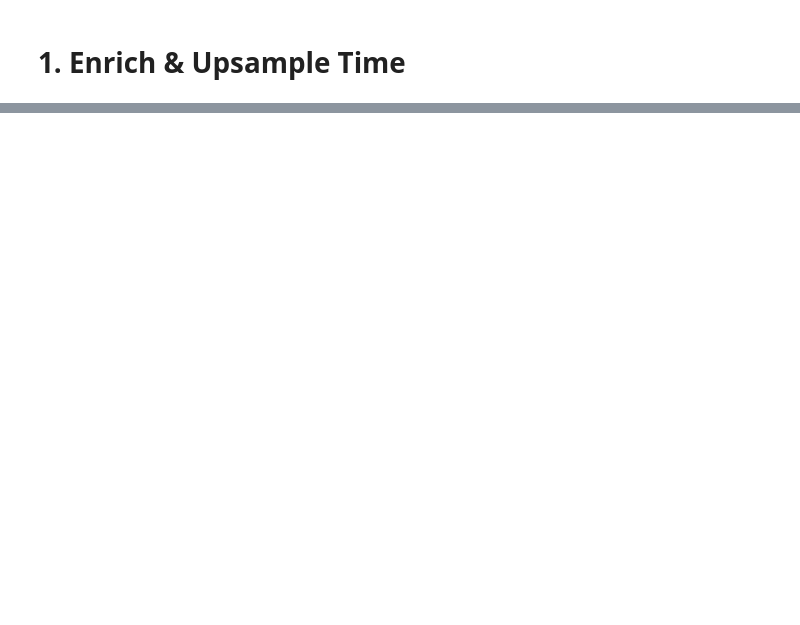
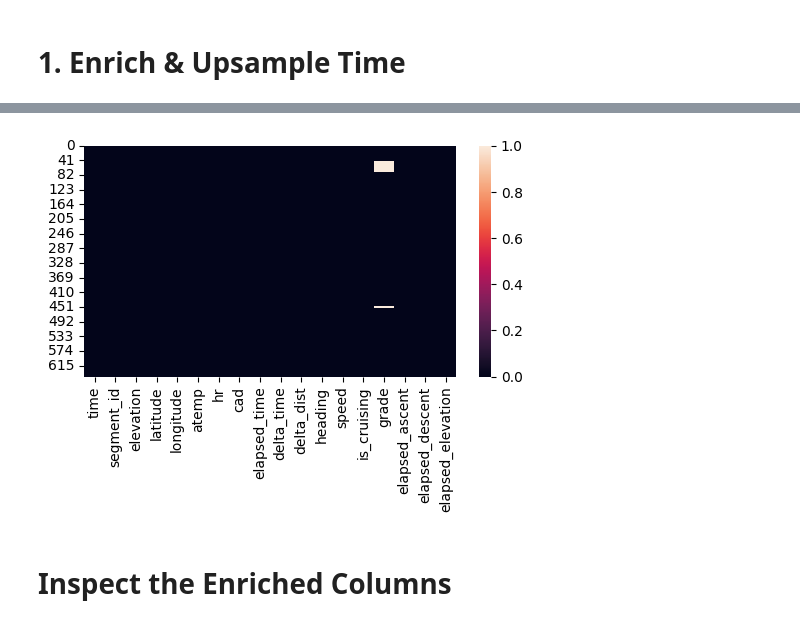
Before and after one commit to ericbauer55/bike-fitness-tracking, a Jupyter notebook: notebooks/0_EDA/1b_basic_enrichments.ipynb, the cells around one changed output, grey strips where cells are left out. Saved outputs shown, nothing was run; the diff lists cells and outputs as text; code cells hidden in the pictures; blank space fills up the shorter version.

Commit message:
inspected the enrichments

```diff
--- a/notebooks/0_EDA/1b_basic_enrichments.ipynb
+++ b/notebooks/0_EDA/1b_basic_enrichments.ipynb
@@ -268,0 +281,8 @@ df_apr.head()
+# %%
+# Check for nulls after the transformations
+_ = plt.figure(figsize=(6,3))
+_ = sn.heatmap(df_may.isna())
+# %% [output]
+[figure, added]
+# %% [markdown]
+# Inspect the Enriched Columns
```
Also changed, not shown: parts of 10 cells of this notebook.
